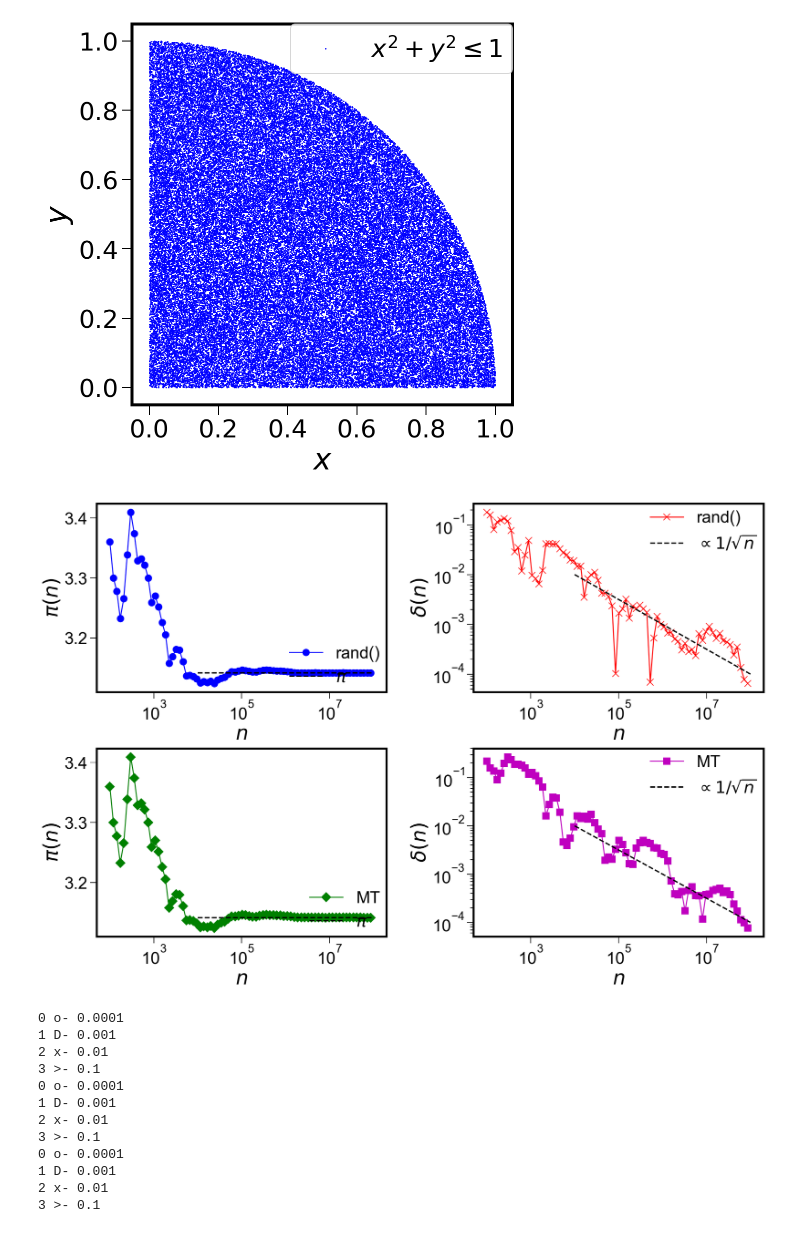
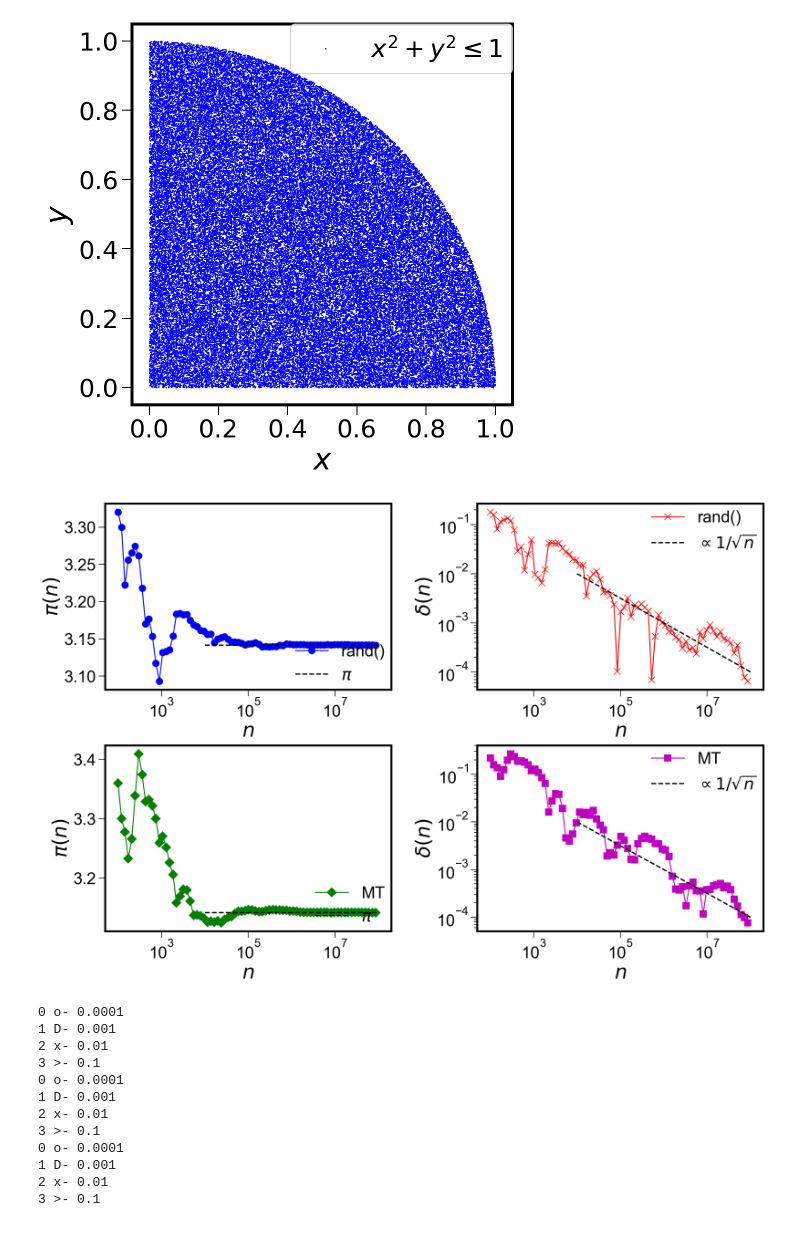
Before and after one commit to TakeshiKawasaki/2023-simulation-training, a Jupyter notebook: 2023_simulation.ipynb, the cells around one changed output. Saved outputs shown, nothing was run; the diff lists cells and outputs as text; code cells hidden in the pictures.

```diff
--- a/2023_simulation.ipynb
+++ b/2023_simulation.ipynb
@@ -84,7 +84,7 @@ fig = plt.figure(figsize=(18,12))
  ###########################
 ax = fig.add_subplot(221)
 #各自ファイルのパスを変えること
-i, pi,error  = np.loadtxt("./Lecture2/pi-error-MT.dat", comments='#', unpack=True)
+i, pi,error  = np.loadtxt("./Lecture2/pi-error.dat", comments='#', unpack=True)
 plt.plot(i, pi, "o-",markersize=10,color="b",label=r"rand()")
 plt.xscale('log')
 ###Drawing a line ######
@@ -171,34 +171,34 @@ i, pi,error  = np.loadtxt("./Lecture2/pi-error-MT.dat", comments='#', unpack=Tru
 plt.plot(i, error, "s-",markersize=10,color="m",label=r"MT")
 
 ###Drawing a line ######
 x= np.linspace(1e4, 1e8, 100)
 y=1/x**0.5
 plt.plot(x, y, "--",markersize=3,linewidth = 2.0, color="k",label=r"$\propto 1/\sqrt{n}$")
 #########
 plt.xscale('log')
 plt.yscale('log')
 #図の書式設定
 plt.tick_params(which='major',width = 1, length = 10)
 plt.tick_params(which='minor',width = 1, length = 5)
 ax.spines['top'].set_linewidth(3)
 ax.spines['bottom'].set_linewidth(3)
 ax.spines['left'].set_linewidth(3)
 ax.spines['right'].set_linewidth(3)
 plt.xlabel(r"$n$",color='k', size=30)
 plt.ylabel(r"$\delta(n)$",color='k', size=30)
 
 #図の凡例の有無や位置，サイズを調整
 plt.legend(ncol=1, loc=1, borderaxespad=0, fontsize=25,frameon=False)
 #################################
 
 #図のマージン設定
 plt.subplots_adjust(wspace=0.3, hspace=0.3)
 
 #各自ファイルのパスを変えること．
 plt.savefig('./Lecture2/pi-error.png')
 plt.savefig('./Lecture2/pi-error.pdf')
 # %% [output]
-[figure, old version]
+[figure, new version]
 # %%
 import matplotlib
 import matplotlib.pyplot as plt
```
